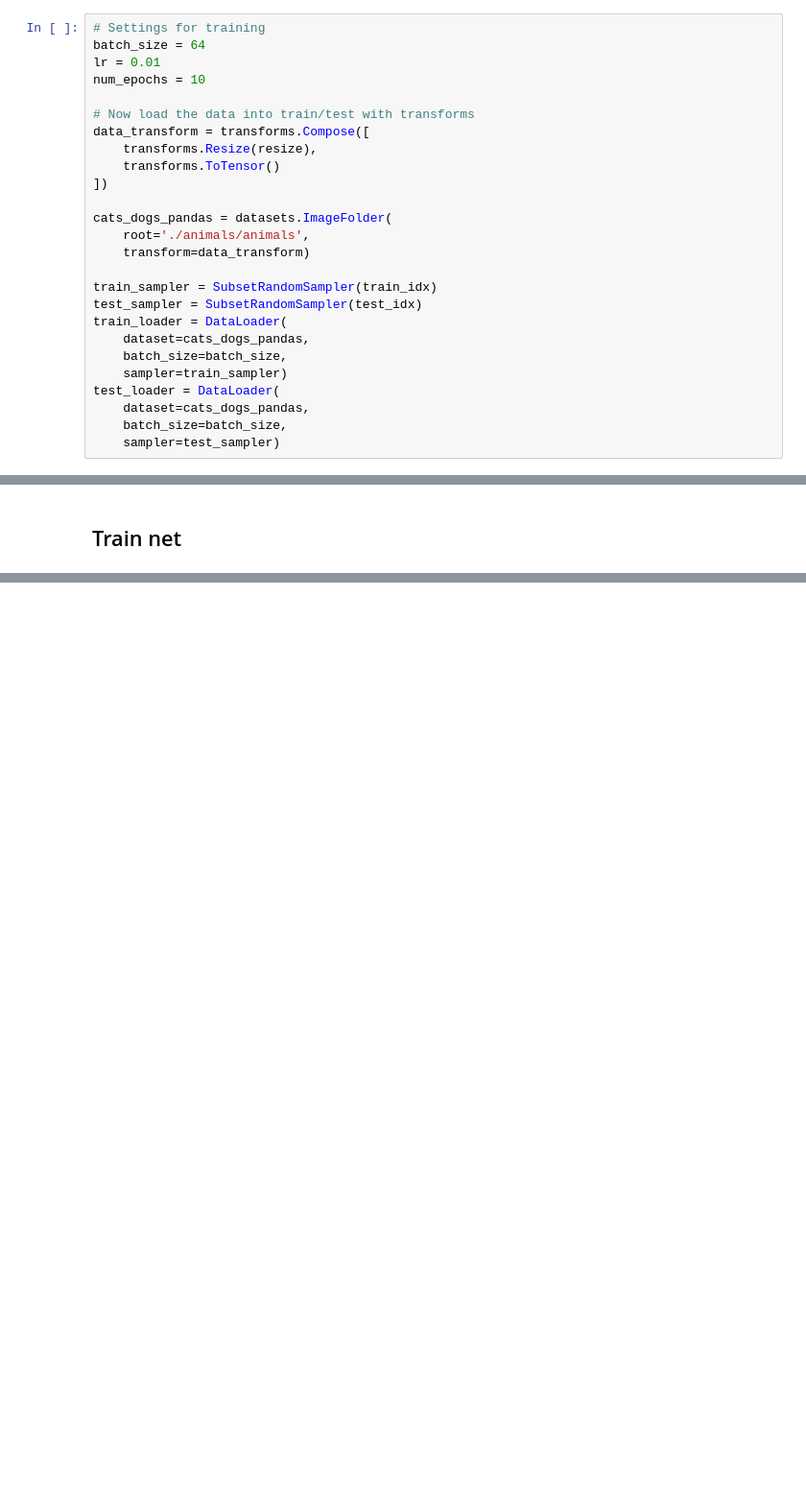
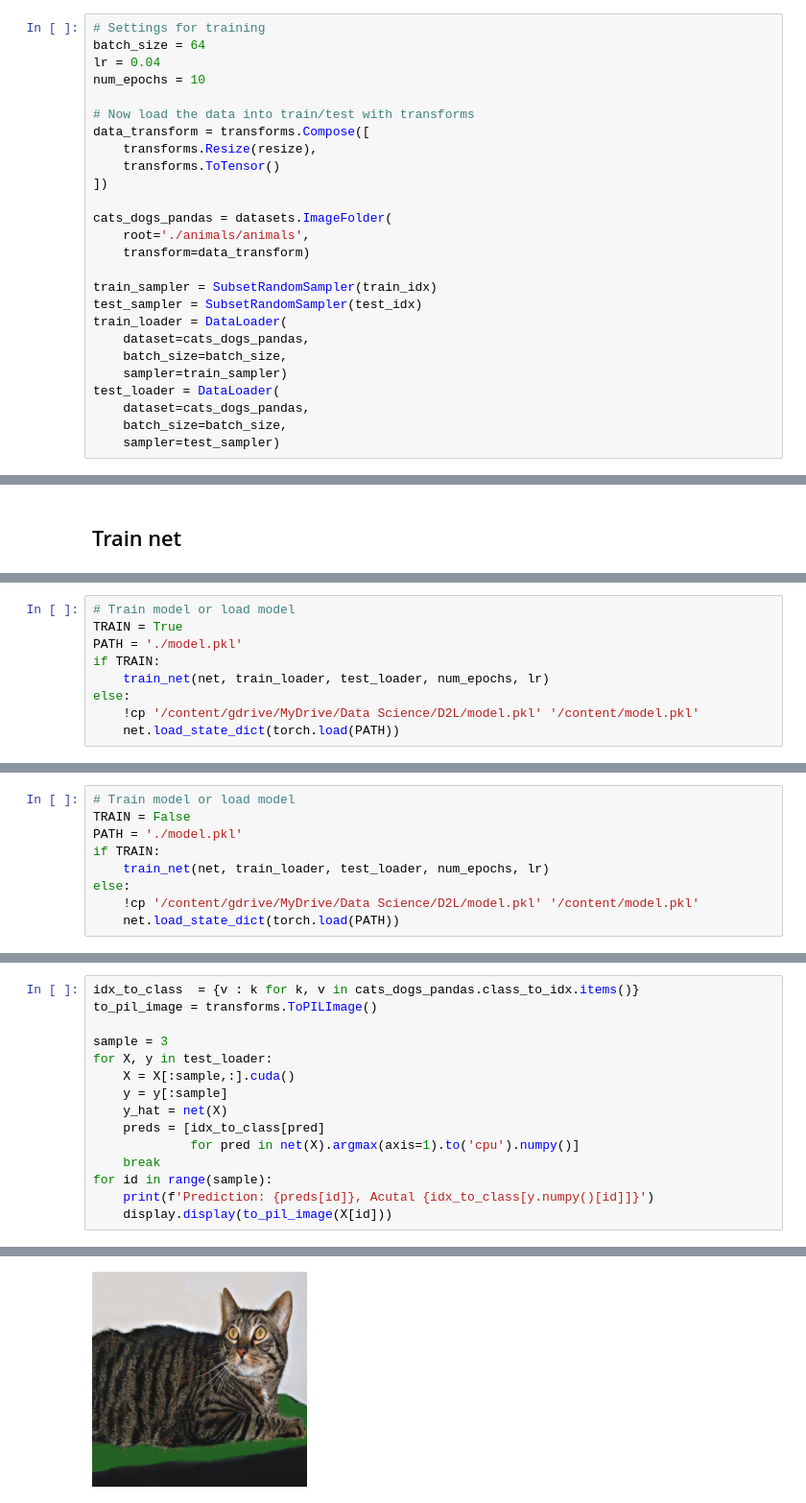
Before and after one commit to simonwardjones/d2l-study-group, a Jupyter notebook: exercises/assignment-7-sw-j.ipynb, the cells around one changed output, grey strips where cells are left out. Shown: that part at 96% size. Saved outputs shown, nothing was run; the diff lists cells and outputs as text; blank space fills up the shorter version.

Commit message:
Add save/load model and prediction example to assignment 7

```diff
--- a/exercises/assignment-7-sw-j.ipynb
+++ b/exercises/assignment-7-sw-j.ipynb
@@ -121,7 +97,7 @@ There are 800 2's in the training data
 # %%
 # Settings for training
 batch_size = 64
-lr = 0.01
+lr = 0.04
 num_epochs = 10
 
 # Now load the data into train/test with transforms
@@ -346,0 +367,9 @@ loss 0.822, train acc 0.568, test acc 0.628
+# %%
+# Train model or load model
+TRAIN = True
+PATH = './model.pkl'
+if TRAIN:
+    train_net(net, train_loader, test_loader, num_epochs, lr)
+else:
+    !cp '/content/gdrive/MyDrive/Data Science/D2L/model.pkl' '/content/model.pkl'
+    net.load_state_dict(torch.load(PATH))
@@ -346,0 +381,9 @@ loss 0.822, train acc 0.568, test acc 0.628
+# %%
+# Train model or load model
+TRAIN = False
+PATH = './model.pkl'
+if TRAIN:
+    train_net(net, train_loader, test_loader, num_epochs, lr)
+else:
+    !cp '/content/gdrive/MyDrive/Data Science/D2L/model.pkl' '/content/model.pkl'
+    net.load_state_dict(torch.load(PATH))
@@ -346,0 +413,16 @@ loss 0.822, train acc 0.568, test acc 0.628
+# %%
+idx_to_class  = {v : k for k, v in cats_dogs_pandas.class_to_idx.items()}
+to_pil_image = transforms.ToPILImage()
+
+sample = 3
+for X, y in test_loader:
+    X = X[:sample,:].cuda()
+    y = y[:sample]
+    y_hat = net(X)
+    preds = [idx_to_class[pred]
+             for pred in net(X).argmax(axis=1).to('cpu').numpy()]
+    break
+for id in range(sample):
+    print(f'Prediction: {preds[id]}, Acutal {idx_to_class[y.numpy()[id]]}')
+    display.display(to_pil_image(X[id]))
+# %% [output]
@@ -346,0 +430 @@ loss 0.822, train acc 0.568, test acc 0.628
+[figure, added]
```
Also changed, not shown: parts of 22 cells of this notebook.
